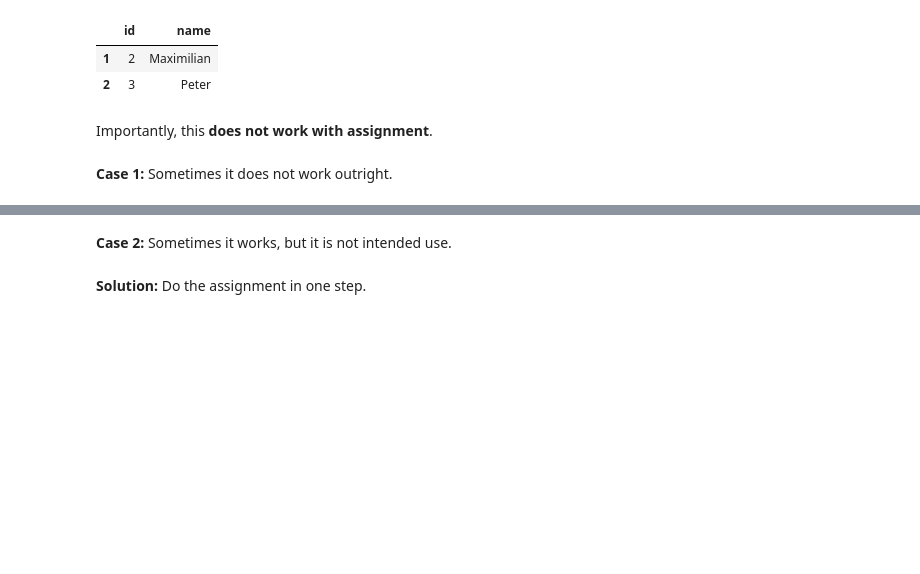
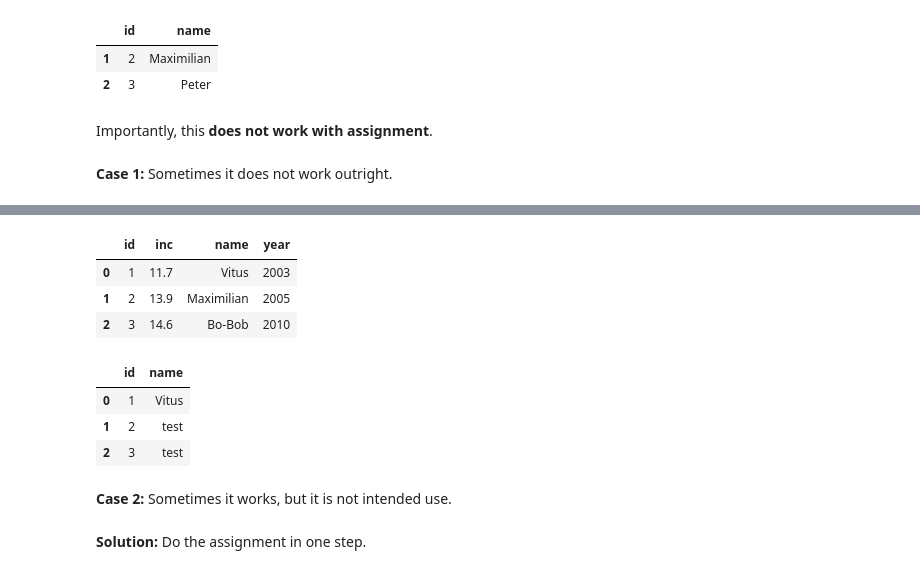
Before and after one commit to NumEconCopenhagen/lectures-2021, a Jupyter notebook: 07/Load_save_and_structure_data.ipynb, the cells around one changed output, grey strips where cells are left out. Saved outputs shown, nothing was run; the diff lists cells and outputs as text; code cells hidden in the pictures; blank space fills up the shorter version.

```diff
--- a/07/Load_save_and_structure_data.ipynb
+++ b/07/Load_save_and_structure_data.ipynb
@@ -236,6 +256,17 @@ Z1.loc[I, ['name']] = 'test'
 # %%
 # But it works with Z2
 Z2.loc[I, ['name']] = 'test'
+display(Y) # However, we did not change names in Y
+display(Z2)
+# %% [output]
+|  | id | inc | name | year |
+| 0 | 1 | 11.7 | Vitus | 2003 |
+| 1 | 2 | 13.9 | Maximilian | 2005 |
+| 2 | 3 | 14.6 | Bo-Bob | 2010 |
+|  | id | name |
+| 0 | 1 | Vitus |
+| 1 | 2 | test |
+| 2 | 3 | test |
 # %% [markdown]
 **Case 2:** Sometimes it works, but it is not intended use.
 # %%
```
Also changed, not shown: parts of 12 cells of this notebook.
